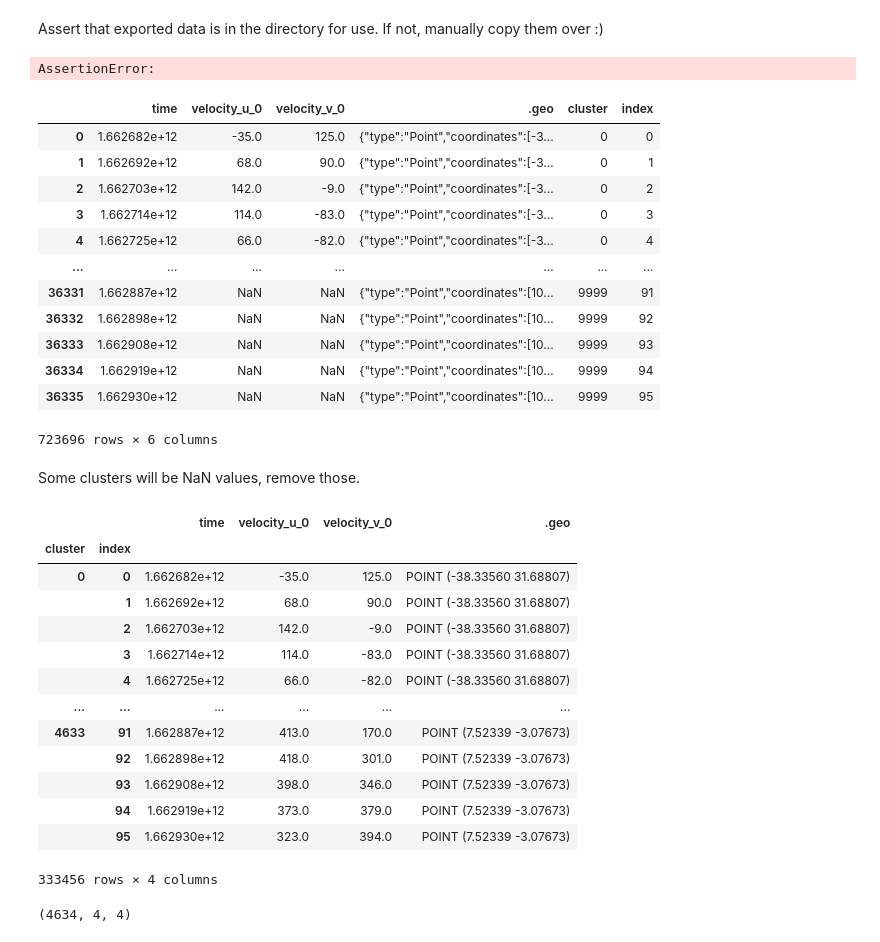
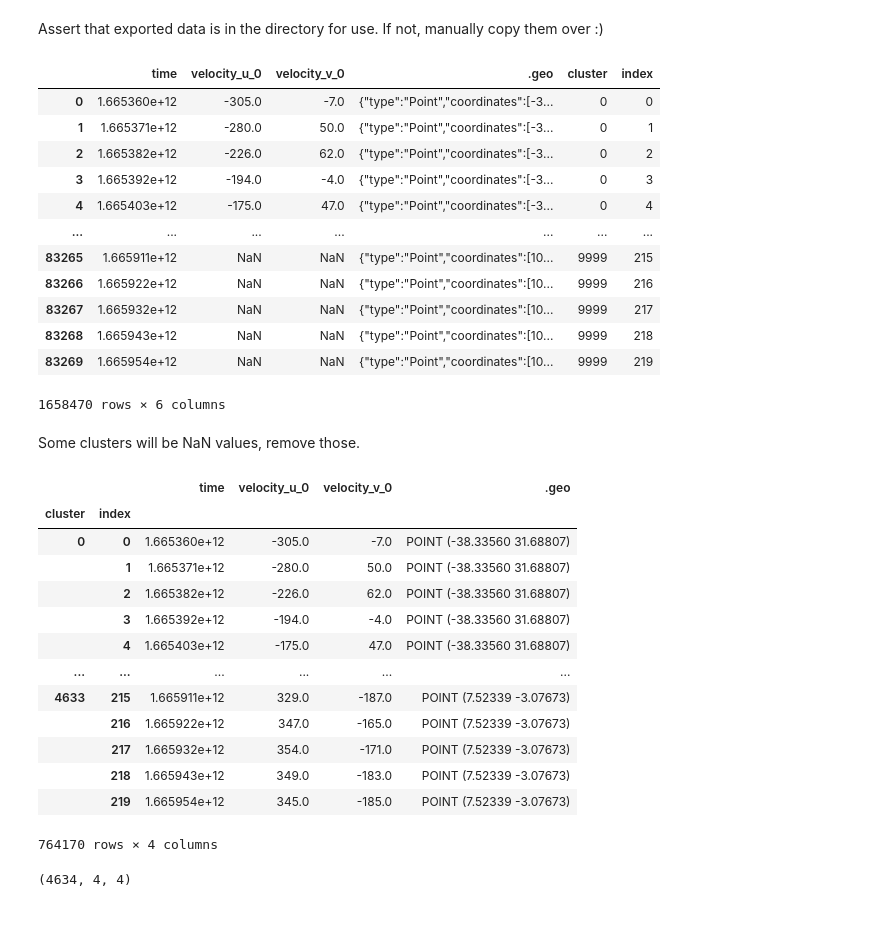
Before and after one commit to jun-lsh/splash-awards-22, a Jupyter notebook: model/data/get_world_data.ipynb, the cells around one changed output. Cells and saved outputs as stored; diff of their text form; code cells hidden in the pictures.

Commit message:
automated notebooks and trained GRU model
that's a lot of work

```diff
--- a/model/data/get_world_data.ipynb
+++ b/model/data/get_world_data.ipynb
@@ -30,3 +27,10 @@ from datetime import timedelta, datetime
+# %%
+# year, month, date
+date = datetime(2022,10,17)
+# time frame for the model
+timespan = 7
+# number of points to sample from the atlantic, and request api data for to predict
+sample_n = 10000
 # %%
 tes = gp.read_file(r'iho\iho.shp')
 df = tes.loc[tes.name.isin(['South Atlantic Ocean', 'North Atlantic Ocean'])]
@@ -81,7 +85,7 @@ grid
 | 2183887 | POLYGON ((2218822.028 10630262.11... |
 2183888 rows × 1 columns
 # %%
-data_points = grid.sample(n=10000, random_state=1)
+data_points = grid.sample(n=sample_n, random_state=1)
 data_points.crs = 3857
 data_points
 # %% [output]
@@ -100,7 +104,7 @@ data_points
 10000 rows × 1 columns
 # %%
 def extract_raster_values_from_df(df, image_collection, band_names, task_name, date, folder="exported_files", lookback_days=3, scale=5000, export=False):
-    df['ee_region'] = df.geometry.apply(lambda x: ee.Geometry.Polygon(list((x.exterior.coords)), proj='EPSG:4326'))
+    df['ee_region'] = df.geometry.apply(lambda x: ee.Geometry.Polygon(list((x.exterior.coords)), proj='EPSG:3857'))
     regionCollection = ee.List([])
     emptyCol = ee.FeatureCollection(ee.Feature(None))
 
@@ -133,45 +137,43 @@ def extract_raster_values_from_df(df, image_collection, band_names, task_name, d
 Kernel keeps crashing when we task.start() for too many points.
 # %%
 size = 500
-for i in range(0, 10000, size):
+for i in range(0, sample_n, size):
     task_name = f"atlantic_water_velocities_{i}"
-    task = extract_raster_values_from_df(data_points.iloc[i:i+size].copy(), 'HYCOM/sea_water_velocity', ['velocity_u_0', 'velocity_v_0'], task_name, date, folder=f"exported_files/{date.strftime('%d/%m/%Y')}" export=True)
+    task = extract_raster_values_from_df(data_points.iloc[i:i+size].copy(), 'HYCOM/sea_water_velocity', ['velocity_u_0', 'velocity_v_0'], task_name, date, folder=f"exported_files/{date.strftime('%d.%m.%Y')}", lookback_days=timespan, export=True)
     task.start()
 # %% [markdown]
 Assert that exported data is in the directory for use. If not, manually copy them over :)
 # %%
-assert os.path.isfile(f"{date.strftime('%d/%m/%Y')}/atlantic_water_velocities_0.csv")
+assert os.path.isfile(f"data_files/{date.strftime('%d.%m.%Y')}/atlantic_water_velocities_0.csv")
-# %% [output]
-AssertionError:
 # %%
 df_list = []
-for i in range(0, 10000, 500):
-    sub_df = pd.read_csv(f'data_files/atlantic_water_velocities_{i}.csv')
+for i in range(0, sample_n, size):
+    sub_df = pd.read_csv(f"data_files/{date.strftime('%d.%m.%Y')}/atlantic_water_velocities_{i}.csv")
 
     water_idx = sub_df['system:index'].str.split('_', expand=True)
     water_idx = water_idx.rename(columns={0:'cluster', 1:'index'})
     water_idx['cluster'] = water_idx['cluster'].astype(int) + i
 
     sub_df = sub_df.join(water_idx).drop(columns=['system:index'])
 
     df_list.append(sub_df)
 
 water_df = pd.concat(df_list, axis=0)
 water_df
 # %% [output]
 |  | time | velocity_u_0 | velocity_v_0 | .geo | cluster | index |
-| 0 | 1.662682e+12 | -35.0 | 125.0 | {"type":"Point","coordinates":[-3... | 0 | 0 |
-| 1 | 1.662692e+12 | 68.0 | 90.0 | {"type":"Point","coordinates":[-3... | 0 | 1 |
-| 2 | 1.662703e+12 | 142.0 | -9.0 | {"type":"Point","coordinates":[-3... | 0 | 2 |
-| 3 | 1.662714e+12 | 114.0 | -83.0 | {"type":"Point","coordinates":[-3... | 0 | 3 |
-| 4 | 1.662725e+12 | 66.0 | -82.0 | {"type":"Point","coordinates":[-3... | 0 | 4 |
+| 0 | 1.665360e+12 | -305.0 | -7.0 | {"type":"Point","coordinates":[-3... | 0 | 0 |
+| 1 | 1.665371e+12 | -280.0 | 50.0 | {"type":"Point","coordinates":[-3... | 0 | 1 |
+| 2 | 1.665382e+12 | -226.0 | 62.0 | {"type":"Point","coordinates":[-3... | 0 | 2 |
+| 3 | 1.665392e+12 | -194.0 | -4.0 | {"type":"Point","coordinates":[-3... | 0 | 3 |
+| 4 | 1.665403e+12 | -175.0 | 47.0 | {"type":"Point","coordinates":[-3... | 0 | 4 |
 | ... | ... | ... | ... | ... | ... | ... |
-| 36331 | 1.662887e+12 | NaN | NaN | {"type":"Point","coordinates":[10... | 9999 | 91 |
-| 36332 | 1.662898e+12 | NaN | NaN | {"type":"Point","coordinates":[10... | 9999 | 92 |
-| 36333 | 1.662908e+12 | NaN | NaN | {"type":"Point","coordinates":[10... | 9999 | 93 |
-| 36334 | 1.662919e+12 | NaN | NaN | {"type":"Point","coordinates":[10... | 9999 | 94 |
-| 36335 | 1.662930e+12 | NaN | NaN | {"type":"Point","coordinates":[10... | 9999 | 95 |
+| 83265 | 1.665911e+12 | NaN | NaN | {"type":"Point","coordinates":[10... | 9999 | 215 |
+| 83266 | 1.665922e+12 | NaN | NaN | {"type":"Point","coordinates":[10... | 9999 | 216 |
+| 83267 | 1.665932e+12 | NaN | NaN | {"type":"Point","coordinates":[10... | 9999 | 217 |
+| 83268 | 1.665943e+12 | NaN | NaN | {"type":"Point","coordinates":[10... | 9999 | 218 |
+| 83269 | 1.665954e+12 | NaN | NaN | {"type":"Point","coordinates":[10... | 9999 | 219 |
-723696 rows × 6 columns
+1658470 rows × 6 columns
 # %% [markdown]
 Some clusters will be NaN values, remove those.
 # %%
@@ -184,18 +186,18 @@ water_df
 # %% [output]
 |  |  | time | velocity_u_0 | velocity_v_0 | .geo |
 | cluster | index |  |  |  |  |
-| 0 | 0 | 1.662682e+12 | -35.0 | 125.0 | POINT (-38.33560 31.68807) |
-|  | 1 | 1.662692e+12 | 68.0 | 90.0 | POINT (-38.33560 31.68807) |
-|  | 2 | 1.662703e+12 | 142.0 | -9.0 | POINT (-38.33560 31.68807) |
-|  | 3 | 1.662714e+12 | 114.0 | -83.0 | POINT (-38.33560 31.68807) |
-|  | 4 | 1.662725e+12 | 66.0 | -82.0 | POINT (-38.33560 31.68807) |
+| 0 | 0 | 1.665360e+12 | -305.0 | -7.0 | POINT (-38.33560 31.68807) |
+|  | 1 | 1.665371e+12 | -280.0 | 50.0 | POINT (-38.33560 31.68807) |
+|  | 2 | 1.665382e+12 | -226.0 | 62.0 | POINT (-38.33560 31.68807) |
+|  | 3 | 1.665392e+12 | -194.0 | -4.0 | POINT (-38.33560 31.68807) |
+|  | 4 | 1.665403e+12 | -175.0 | 47.0 | POINT (-38.33560 31.68807) |
 | ... | ... | ... | ... | ... | ... |
-| 4633 | 91 | 1.662887e+12 | 413.0 | 170.0 | POINT (7.52339 -3.07673) |
-|  | 92 | 1.662898e+12 | 418.0 | 301.0 | POINT (7.52339 -3.07673) |
-|  | 93 | 1.662908e+12 | 398.0 | 346.0 | POINT (7.52339 -3.07673) |
-|  | 94 | 1.662919e+12 | 373.0 | 379.0 | POINT (7.52339 -3.07673) |
-|  | 95 | 1.662930e+12 | 323.0 | 394.0 | POINT (7.52339 -3.07673) |
+| 4633 | 215 | 1.665911e+12 | 329.0 | -187.0 | POINT (7.52339 -3.07673) |
+|  | 216 | 1.665922e+12 | 347.0 | -165.0 | POINT (7.52339 -3.07673) |
+|  | 217 | 1.665932e+12 | 354.0 | -171.0 | POINT (7.52339 -3.07673) |
+|  | 218 | 1.665943e+12 | 349.0 | -183.0 | POINT (7.52339 -3.07673) |
+|  | 219 | 1.665954e+12 | 345.0 | -185.0 | POINT (7.52339 -3.07673) |
-333456 rows × 4 columns
+764170 rows × 4 columns
 # %%
 images = []
 largestx, largesty = -1, -1
```
Also changed, not shown: parts of 4 cells of this notebook, 3 other files.
